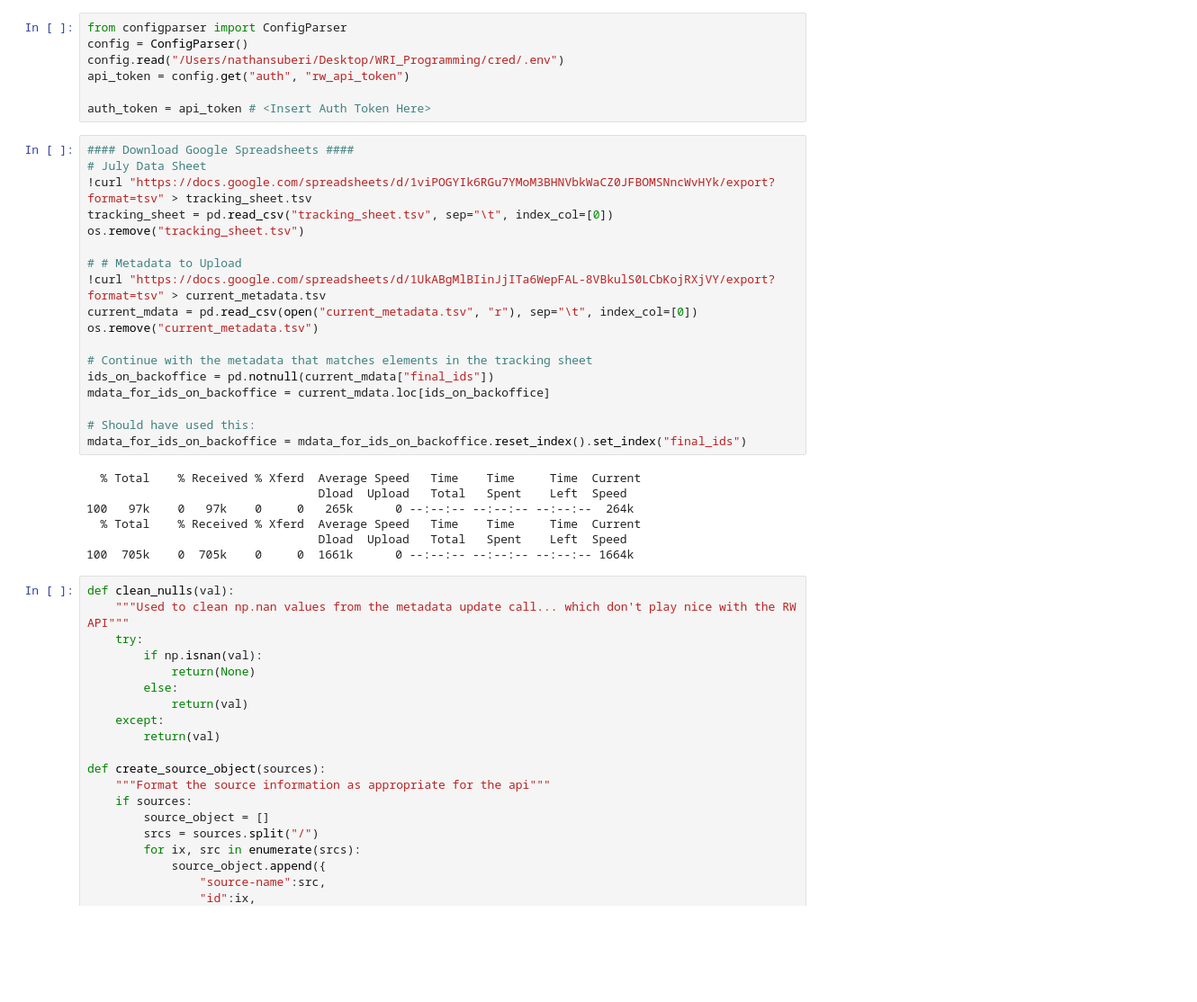
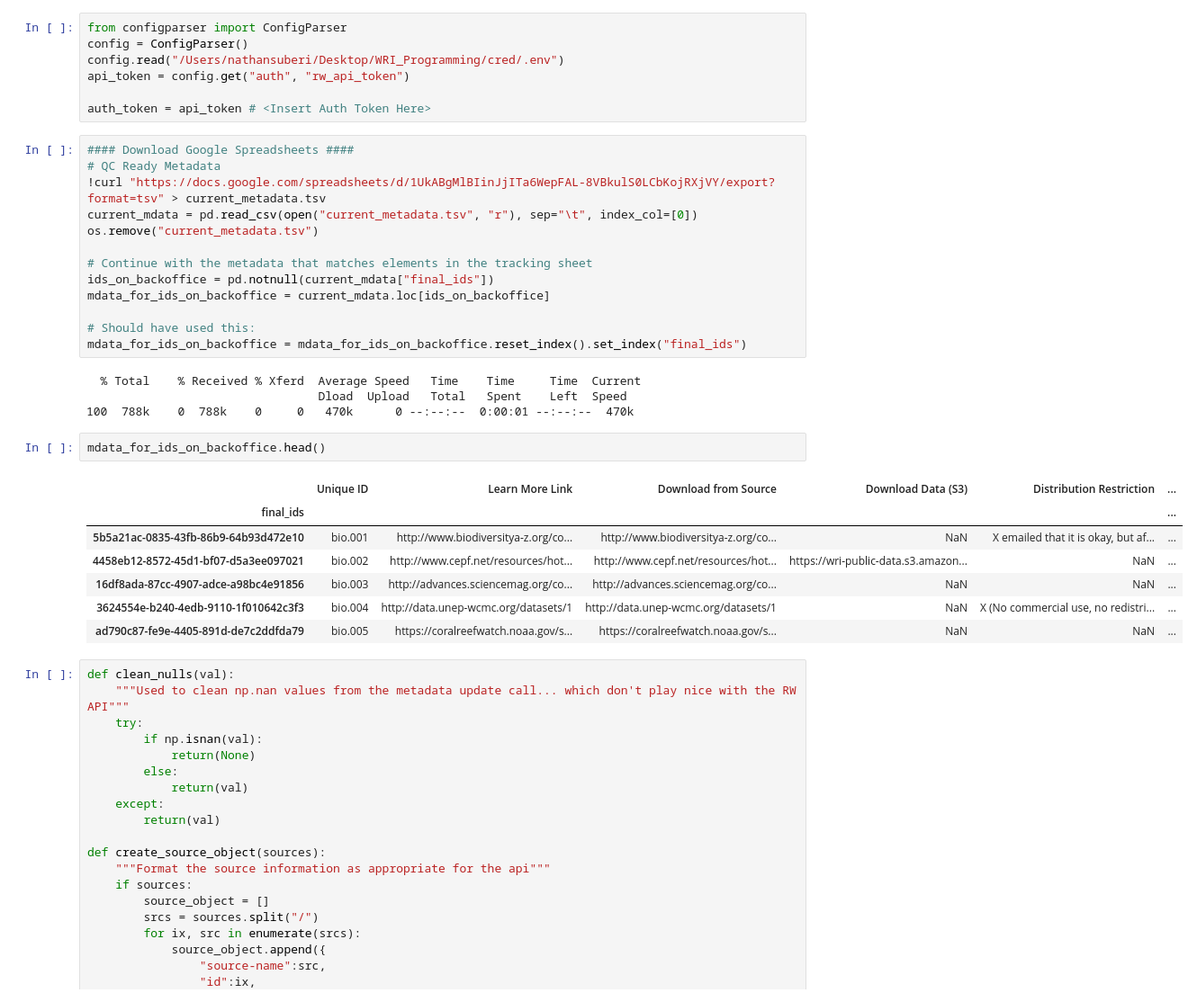
Before and after one commit to nsuberi/ResourceWatchCode, a Jupyter notebook: Metadata Management/Upload Metadata to API.ipynb, the cells around one changed output. Shown at 90% size. Saved outputs shown, nothing was run; the diff lists cells and outputs as text; blank space fills up the shorter version.

Commit message:
update metadata for upload

```diff
--- a/Metadata Management/Upload Metadata to API.ipynb
+++ b/Metadata Management/Upload Metadata to API.ipynb
@@ -24,12 +24,7 @@ api_token = config.get("auth", "rw_api_token")
 auth_token = api_token # <Insert Auth Token Here>
 # %%
 #### Download Google Spreadsheets ####
-# July Data Sheet
-!curl "https://docs.google.com/spreadsheets/d/1viPOGYIk6RGu7YMoM3BHNVbkWaCZ0JFBOMSNncWvHYk/export?format=tsv" > tracking_sheet.tsv
-tracking_sheet = pd.read_csv("tracking_sheet.tsv", sep="\t", index_col=[0])
-os.remove("tracking_sheet.tsv")
-
-# # Metadata to Upload
+# QC Ready Metadata
 !curl "https://docs.google.com/spreadsheets/d/1UkABgMlBIinJjITa6WepFAL-8VBkulS0LCbKojRXjVY/export?format=tsv" > current_metadata.tsv
 current_mdata = pd.read_csv(open("current_metadata.tsv", "r"), sep="\t", index_col=[0])
 os.remove("current_metadata.tsv")
@@ -43,10 +38,17 @@ mdata_for_ids_on_backoffice = mdata_for_ids_on_backoffice.reset_index().set_inde
 # %% [output]
   % Total    % Received % Xferd  Average Speed   Time    Time     Time  Current
                                  Dload  Upload   Total   Spent    Left  Speed
-100   97k    0   97k    0     0   265k      0 --:--:-- --:--:-- --:--:--  264k
-  % Total    % Received % Xferd  Average Speed   Time    Time     Time  Current
-                                 Dload  Upload   Total   Spent    Left  Speed
-100  705k    0  705k    0     0  1661k      0 --:--:-- --:--:-- --:--:-- 1664k
+100  788k    0  788k    0     0   470k      0 --:--:--  0:00:01 --:--:--  470k
+# %%
+mdata_for_ids_on_backoffice.head()
+# %% [output]
+|  | Unique ID | Learn More Link | Download from Source | Download Data (S3) | Distribution Restriction | ... |
+| final_ids |  |  |  |  |  | ... |
+| 5b5a21ac-0835-43fb-86b9-64b93d472e10 | bio.001 | http://www.biodiversitya-z.org/co... | http://www.biodiversitya-z.org/co... | NaN | X emailed that it is okay, but af... | ... |
+| 4458eb12-8572-45d1-bf07-d5a3ee097021 | bio.002 | http://www.cepf.net/resources/hot... | http://www.cepf.net/resources/hot... | https://wri-public-data.s3.amazon... | NaN | ... |
+| 16df8ada-87cc-4907-adce-a98bc4e91856 | bio.003 | http://advances.sciencemag.org/co... | http://advances.sciencemag.org/co... | NaN | NaN | ... |
+| 3624554e-b240-4edb-9110-1f010642c3f3 | bio.004 | http://data.unep-wcmc.org/datasets/1 | http://data.unep-wcmc.org/datasets/1 | NaN | X (No commercial use, no redistri... | ... |
+| ad790c87-fe9e-4405-891d-de7c2ddfda79 | bio.005 | https://coralreefwatch.noaa.gov/s... | https://coralreefwatch.noaa.gov/s... | NaN | NaN | ... |
 # %%
 def clean_nulls(val):
     """Used to clean np.nan values from the metadata update call... which don't play nice with the RW API"""
```
Also changed, not shown: parts of 2 cells of this notebook, 1 other file.
